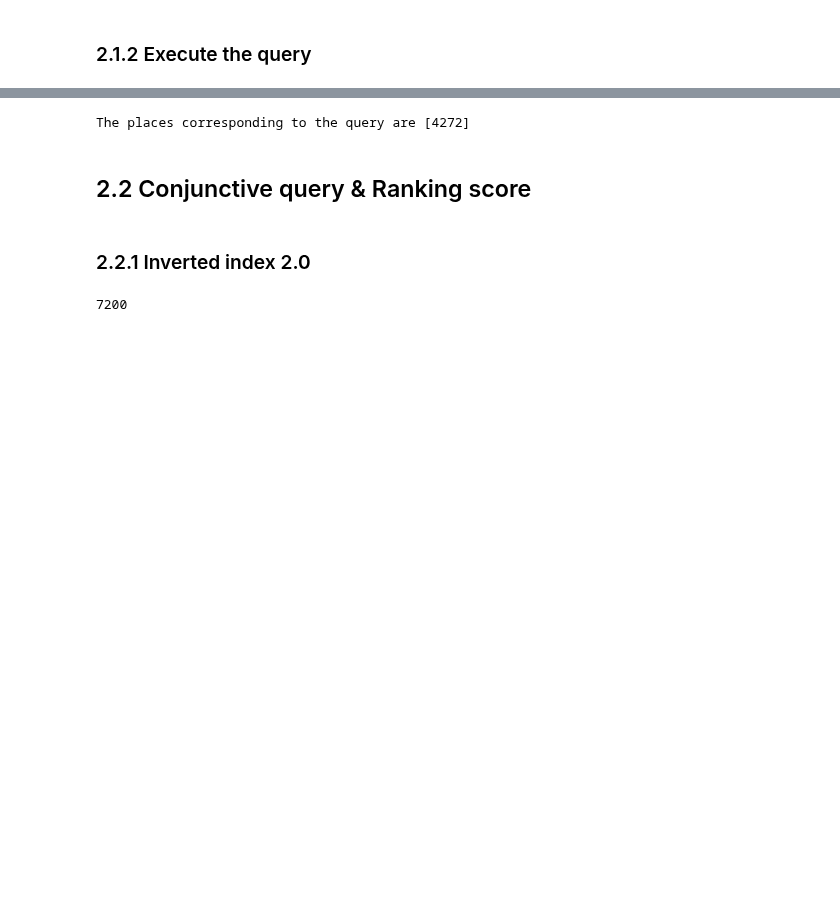
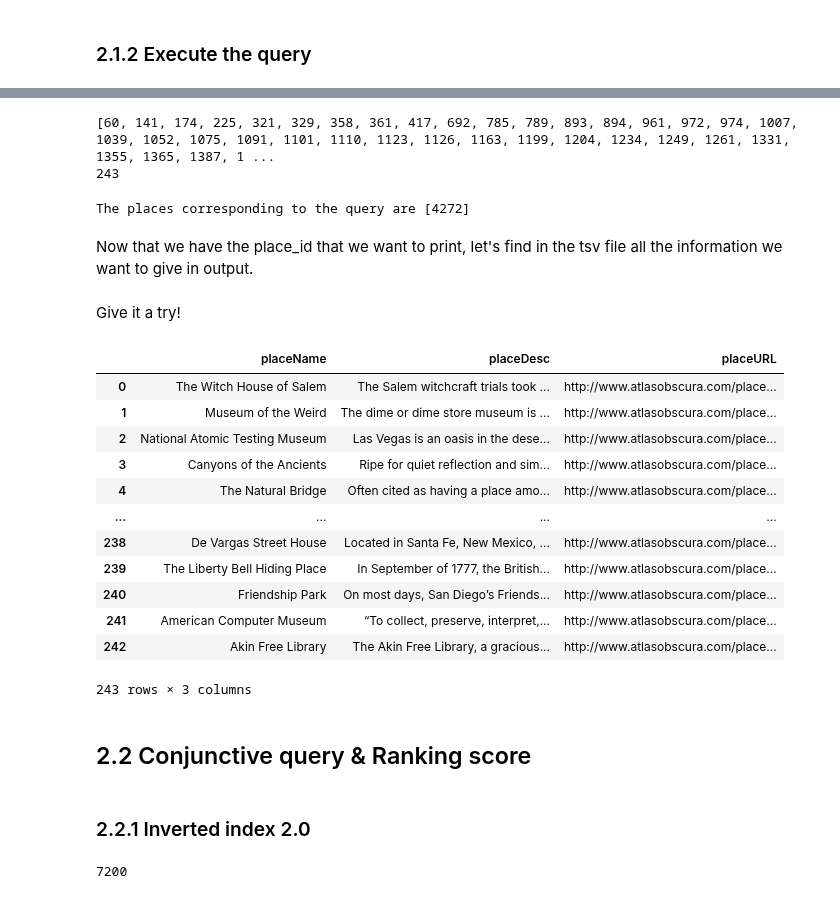
Before and after one commit to albachiarabellaroba/HW3---Group-16, a Jupyter notebook: Copia_di_main_Albachiara.ipynb, the cells around one changed output, grey strips where cells are left out. Saved outputs shown, nothing was run; the diff lists cells and outputs as text; code cells hidden in the pictures; blank space fills up the shorter version.

```diff
--- a/Copia_di_main_Albachiara.ipynb
+++ b/Copia_di_main_Albachiara.ipynb
@@ -392,7 +390,0 @@ big cock
-# %%
-c=parole.split(' ')
-
-new_parole=[]
-for i in c:
-  p = clean(i)
-  new_parole.append(p[0])
@@ -431 +425,8 @@ for i in fla_documents:
+# %%
+query = 'American Museum'
+print(output_id(query))
+print(len(output_id(query)))
+# %% [output]
+[60, 141, 174, 225, 321, 329, 358, 361, 417, 692, 785, 789, 893, 894, 961, 972, 974, 1007, 1039, 1052, 1075, 1091, 1101, 1110, 1123, 1126, 1163, 1199, 1204, 1234, 1249, 1261, 1331, 1355, 1365, 1387, 1 ...
+243
 # %%
@@ -433,5 +434,35 @@ print('The places corresponding to the query are '+str(output_places))
 # %% [output]
 The places corresponding to the query are [4272]
+# %% [markdown]
+Now that we have the place_id that we want to print, let's find in the tsv file all the information we want to give in output.
+# %%
+def SearchEngine(query):
+  pl = output_id(query)
+  col = ['placeName', 'placeDesc', 'placeURL']
+  df = pd.DataFrame(columns=col)
+  df.placeName = [visual.placeName[i] for i in pl]
+  df.placeDesc = [visual.placeDesc[i] for i in pl]
+  df.placeURL = [visual.placeURL[i] for i in pl]
+  return df
+# %% [markdown]
+Give it a try!
+# %%
+frs = 'American Museum'
+SearchEngine(frs)
+# %% [output]
+|  | placeName | placeDesc | placeURL |
+| 0 | The Witch House of Salem | The Salem witchcraft trials took ... | http://www.atlasobscura.com/place... |
+| 1 | Museum of the Weird | The dime or dime store museum is ... | http://www.atlasobscura.com/place... |
+| 2 | National Atomic Testing Museum | Las Vegas is an oasis in the dese... | http://www.atlasobscura.com/place... |
+| 3 | Canyons of the Ancients | Ripe for quiet reflection and sim... | http://www.atlasobscura.com/place... |
+| 4 | The Natural Bridge | Often cited as having a place amo... | http://www.atlasobscura.com/place... |
+| ... | ... | ... | ... |
+| 238 | De Vargas Street House | Located in Santa Fe, New Mexico, ... | http://www.atlasobscura.com/place... |
+| 239 | The Liberty Bell Hiding Place | In September of 1777, the British... | http://www.atlasobscura.com/place... |
+| 240 | Friendship Park | On most days, San Diego’s Friends... | http://www.atlasobscura.com/place... |
+| 241 | American Computer Museum | “To collect, preserve, interpret,... | http://www.atlasobscura.com/place... |
+| 242 | Akin Free Library | The Akin Free Library, a gracious... | http://www.atlasobscura.com/place... |
+243 rows × 3 columns
 # %% [markdown]
 ## 2.2 Conjunctive query & Ranking score
 # %% [markdown]
```
Also changed, not shown: parts of 17 cells of this notebook.
